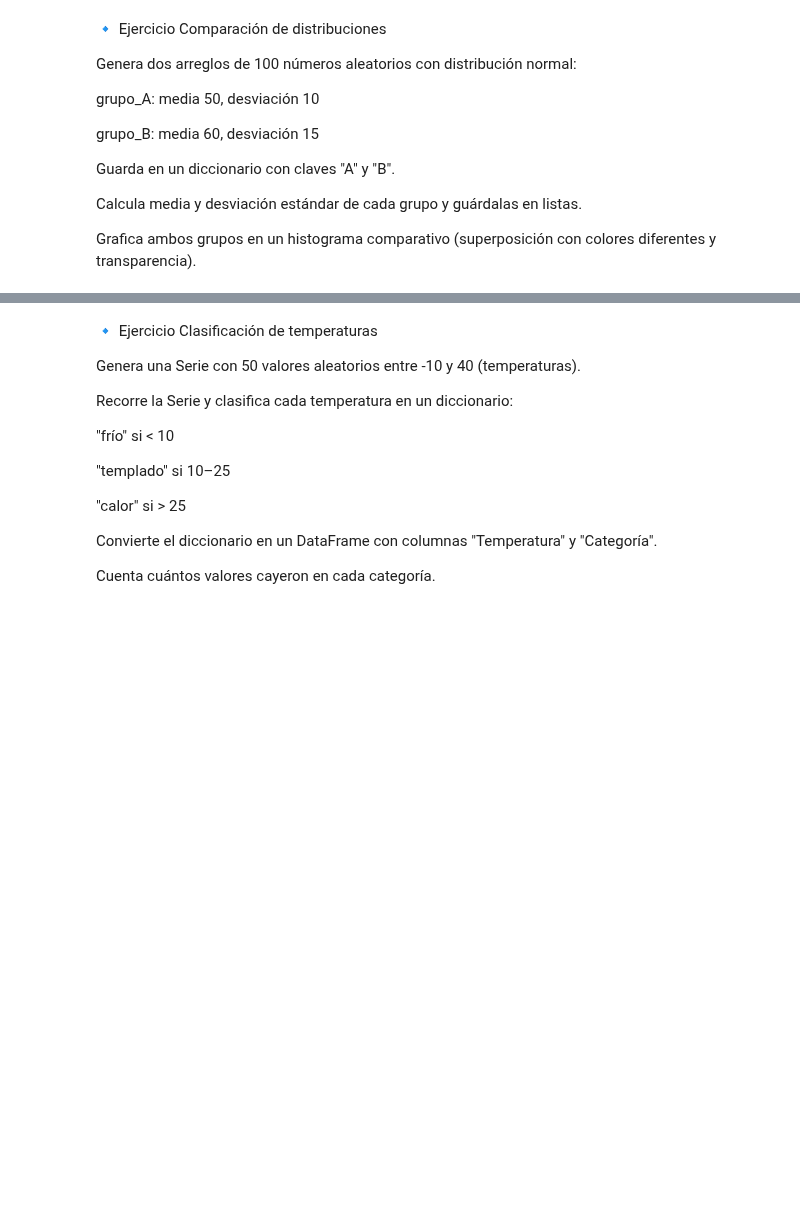
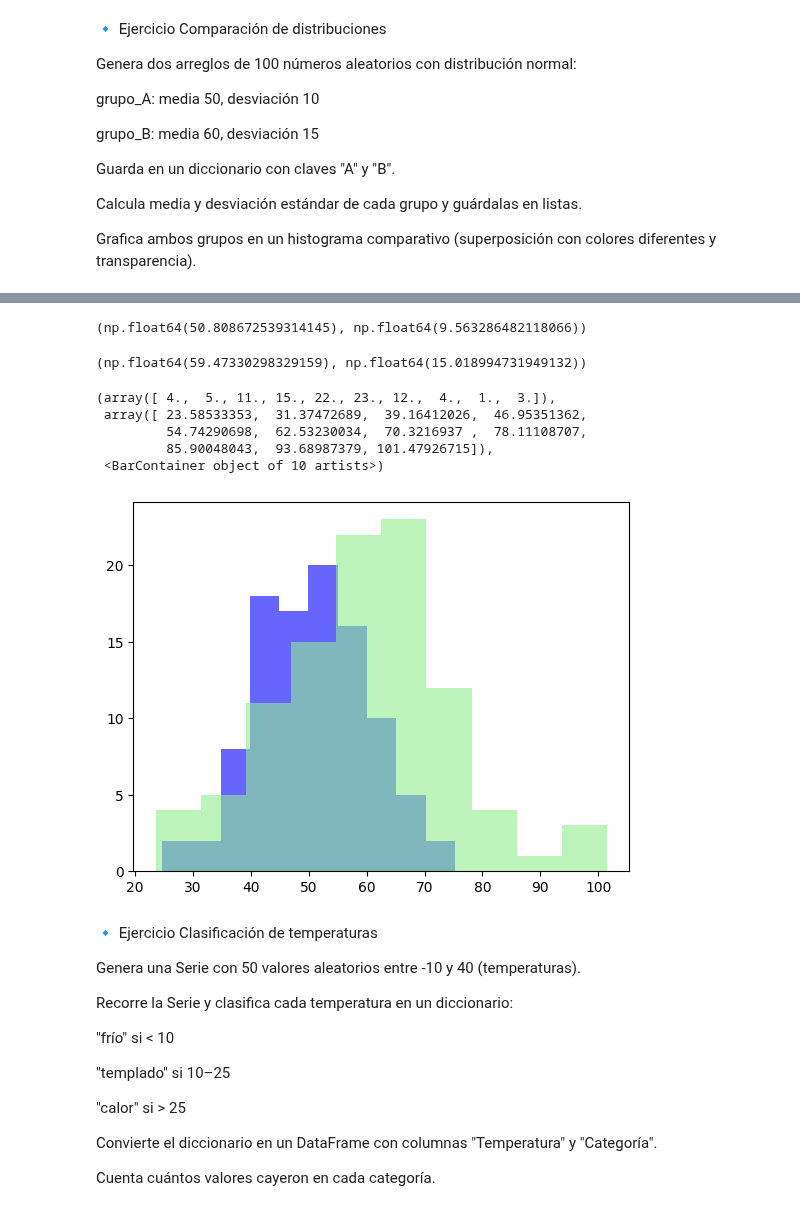
Before and after one commit to Fernando-JAL/Neurociencias-2026-1, a Jupyter notebook: S04_parciales/Parcial_1_profe.ipynb, the cells around one changed output, grey strips where cells are left out. Cells and saved outputs as stored; diff of their text form; code cells hidden in the pictures; blank space fills up the shorter version.

```diff
--- a/S04_parciales/Parcial_1_profe.ipynb
+++ b/S04_parciales/Parcial_1_profe.ipynb
@@ -44,3 +211,7 @@ Guarda en un diccionario con claves "A" y "B".
 Calcula media y desviación estándar de cada grupo y guárdalas en listas.
 
 Grafica ambos grupos en un histograma comparativo (superposición con colores diferentes y transparencia).
+# %%
+# Genera dos arreglos de 100 números aleatorios con distribución normal:
+grupo_A= np.random.normal(50,10,size=100)
+grupo_A
@@ -46,0 +239,3 @@ Grafica ambos grupos en un histograma comparativo (superposición con colores di
+# %%
+grupo_B= np.random.normal(60,15,size=100)
+grupo_B
@@ -46,0 +260,8 @@ Grafica ambos grupos en un histograma comparativo (superposición con colores di
+# %%
+# Guarda en un diccionario con claves "A" y "B".
+grupos = {
+    "A": grupo_A,
+    "B": grupo_B
+}
+
+print(grupos)
@@ -47,3 +286,25 @@ Grafica ambos grupos en un histograma comparativo (superposición con colores di
+# %%
+# Calcula media y desviación estándar de cada grupo y guárdalas en listas
+mydA= np.mean(grupos['A']), np.std(grupos['A'])
+mydA
+# %% [output]
+(np.float64(50.808672539314145), np.float64(9.563286482118066))
+# %%
+mydB= np.mean(grupos['B']), np.std(grupos['B'])
+mydB
+# %% [output]
+(np.float64(59.47330298329159), np.float64(15.018994731949132))
+# %%
+# Grafica ambos grupos en un histograma comparativo (superposición con colores diferentes y transparencia).
+plt.hist(grupos["A"], color="blue", alpha=0.6, label="Grupo A")
+plt.hist(grupos["B"], color="lightgreen", alpha=0.6, label="Grupo B")
+# %% [output]
+(array([ 4.,  5., 11., 15., 22., 23., 12.,  4.,  1.,  3.]),
+ array([ 23.58533353,  31.37472689,  39.16412026,  46.95351362,
+         54.74290698,  62.53230034,  70.3216937 ,  78.11108707,
+         85.90048043,  93.68987379, 101.47926715]),
+ <BarContainer object of 10 artists>)
+[figure, added]
 # %% [markdown]
 🔹 Ejercicio Clasificación de temperaturas
 
```
Also changed, not shown: parts of 31 cells of this notebook.
